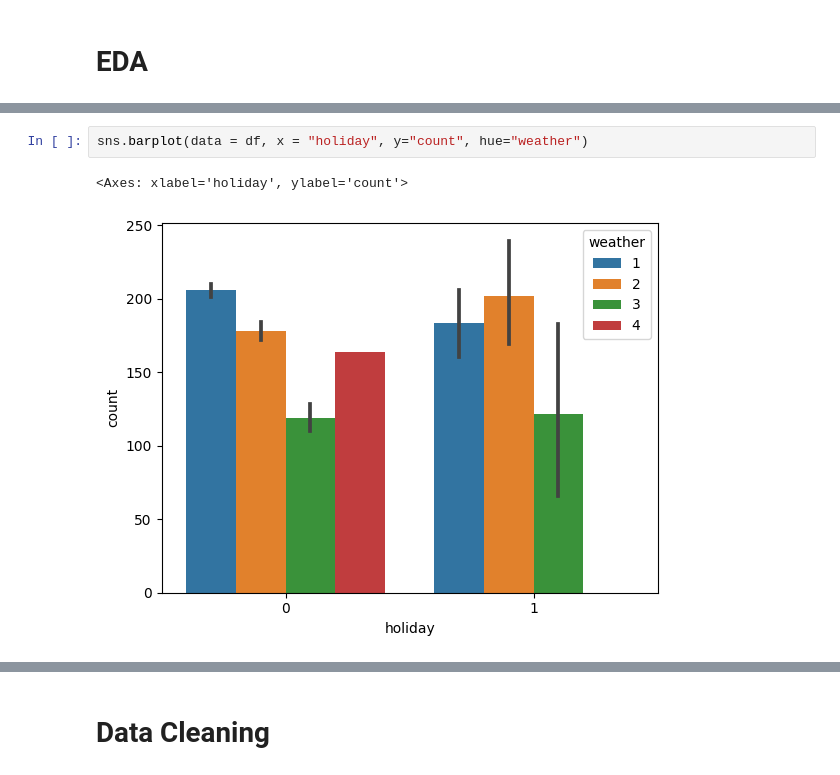
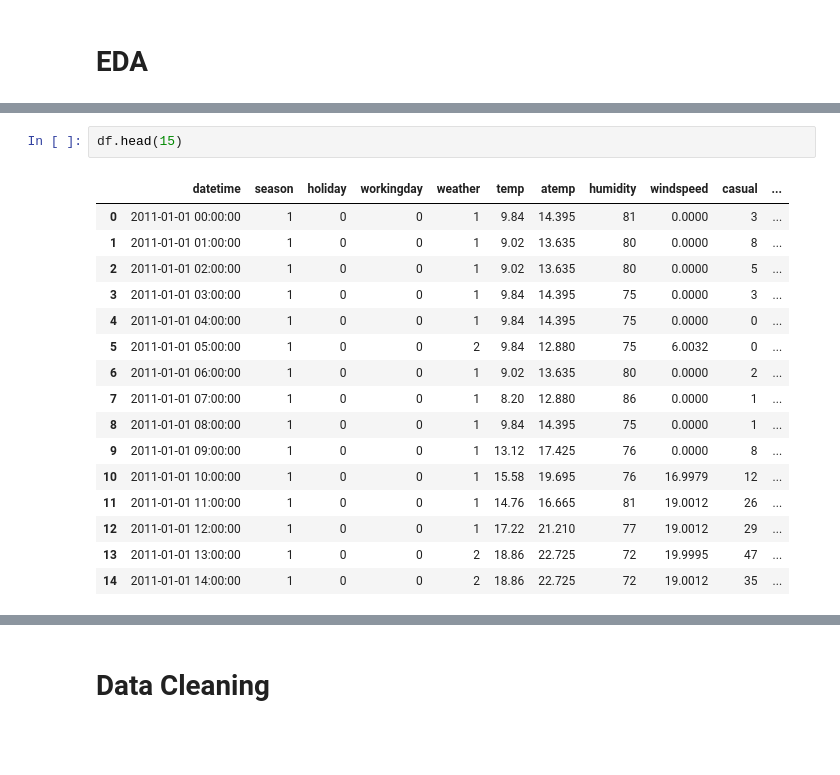
Before and after one commit to leonardotonelli/BikeSharing, a Jupyter notebook: bike-sharing-v1.ipynb, the cells around one changed output, grey strips where cells are left out. Cells and saved outputs as stored; diff of their text form; blank space fills up the shorter version.

```diff
--- a/bike-sharing-v1.ipynb
+++ b/bike-sharing-v1.ipynb
@@ -18,5 +24,19 @@ sns.scatterplot(x = count, y = temp, hue= df["workingday"])
-# %%
-sns.barplot(data = df, x = "holiday", y="count", hue="weather")
-# %% [output]
-<Axes: xlabel='holiday', ylabel='count'>
-[figure, removed]
+# %%
+df.head(15)
+# %% [output]
+|  | datetime | season | holiday | workingday | weather | temp | atemp | humidity | windspeed | casual | ... |
+| 0 | 2011-01-01 00:00:00 | 1 | 0 | 0 | 1 | 9.84 | 14.395 | 81 | 0.0000 | 3 | ... |
+| 1 | 2011-01-01 01:00:00 | 1 | 0 | 0 | 1 | 9.02 | 13.635 | 80 | 0.0000 | 8 | ... |
+| 2 | 2011-01-01 02:00:00 | 1 | 0 | 0 | 1 | 9.02 | 13.635 | 80 | 0.0000 | 5 | ... |
+| 3 | 2011-01-01 03:00:00 | 1 | 0 | 0 | 1 | 9.84 | 14.395 | 75 | 0.0000 | 3 | ... |
+| 4 | 2011-01-01 04:00:00 | 1 | 0 | 0 | 1 | 9.84 | 14.395 | 75 | 0.0000 | 0 | ... |
+| 5 | 2011-01-01 05:00:00 | 1 | 0 | 0 | 2 | 9.84 | 12.880 | 75 | 6.0032 | 0 | ... |
+| 6 | 2011-01-01 06:00:00 | 1 | 0 | 0 | 1 | 9.02 | 13.635 | 80 | 0.0000 | 2 | ... |
+| 7 | 2011-01-01 07:00:00 | 1 | 0 | 0 | 1 | 8.20 | 12.880 | 86 | 0.0000 | 1 | ... |
+| 8 | 2011-01-01 08:00:00 | 1 | 0 | 0 | 1 | 9.84 | 14.395 | 75 | 0.0000 | 1 | ... |
+| 9 | 2011-01-01 09:00:00 | 1 | 0 | 0 | 1 | 13.12 | 17.425 | 76 | 0.0000 | 8 | ... |
+| 10 | 2011-01-01 10:00:00 | 1 | 0 | 0 | 1 | 15.58 | 19.695 | 76 | 16.9979 | 12 | ... |
+| 11 | 2011-01-01 11:00:00 | 1 | 0 | 0 | 1 | 14.76 | 16.665 | 81 | 19.0012 | 26 | ... |
+| 12 | 2011-01-01 12:00:00 | 1 | 0 | 0 | 1 | 17.22 | 21.210 | 77 | 19.0012 | 29 | ... |
+| 13 | 2011-01-01 13:00:00 | 1 | 0 | 0 | 2 | 18.86 | 22.725 | 72 | 19.9995 | 47 | ... |
+| 14 | 2011-01-01 14:00:00 | 1 | 0 | 0 | 2 | 18.86 | 22.725 | 72 | 19.0012 | 35 | ... |
```
Also changed, not shown: parts of 6 cells of this notebook.
